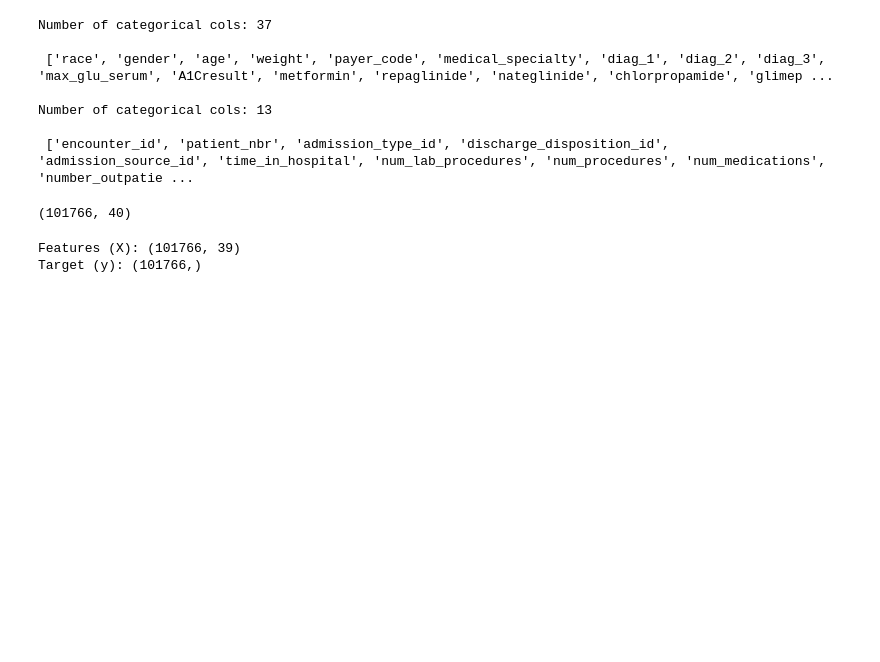
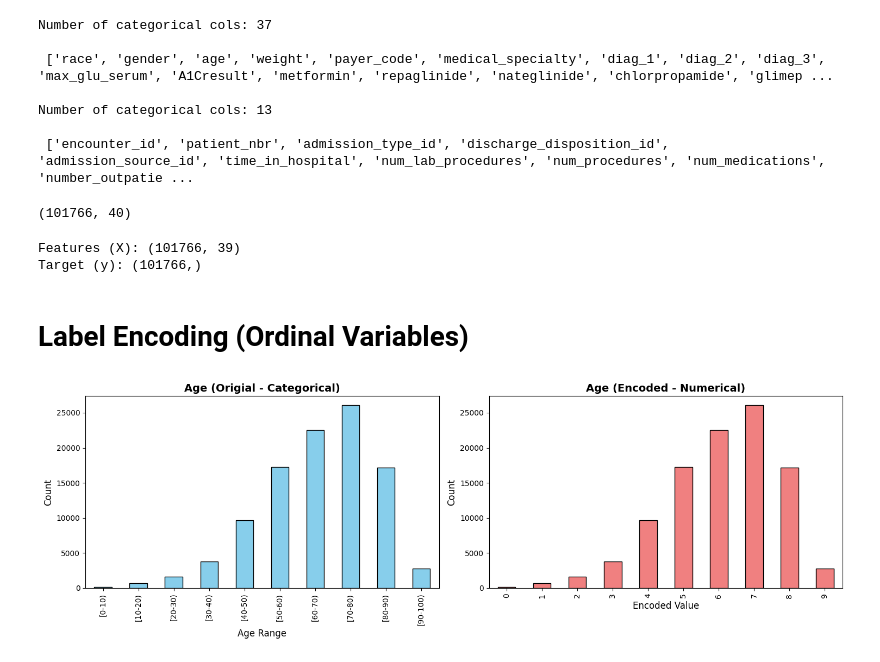
Before and after one commit to EduardoYaguar/act1_2p_si_eda_2_25_yaguar, a Jupyter notebook: act2_2p_si_tech_2_25_yaguar.ipynb, the cells around one changed output. Saved outputs shown, nothing was run; the diff lists cells and outputs as text; code cells hidden in the pictures; blank space fills up the shorter version.

Commit message:
Use label encoding for 'age' feature

```diff
--- a/act2_2p_si_tech_2_25_yaguar.ipynb
+++ b/act2_2p_si_tech_2_25_yaguar.ipynb
@@ -82,3 +82,27 @@ print(f'Target (y): {y.shape}')
 # %% [output]
 Features (X): (101766, 39)
 Target (y): (101766,)
+# %% [markdown]
+# Label Encoding (Ordinal Variables)
+# %%
+X_encoded = X.copy()
+le_age = LabelEncoder()
+X_encoded['age_encoded'] = le_age.fit_transform(X['age'])
+X_encoded = X_encoded.drop('age', axis = 1)
+# %%
+fig, axes = plt.subplots(1, 2, figsize=(15, 5))
+
+X['age'].value_counts().sort_index().plot(kind = 'bar', ax=axes[0], color = 'skyblue', edgecolor = 'black')
+axes[0].set_title('Age (Origial - Categorical)', fontsize = 14, fontweight = 'bold')
+axes[0].set_xlabel('Age Range', fontsize = 12)
+axes[0].set_ylabel('Count', fontsize = 12)
+
+X_encoded['age_encoded'].value_counts().sort_index().plot(kind = 'bar', ax=axes[1], color = 'lightcoral', edgecolor = 'black')
+axes[1].set_title('Age (Encoded - Numerical)', fontsize = 14, fontweight = 'bold')
+axes[1].set_xlabel('Encoded Value', fontsize = 12)
+axes[1].set_ylabel('Count', fontsize = 12)
+
+plt.tight_layout()
+plt.show()
+# %% [output]
+[figure, added]
```
